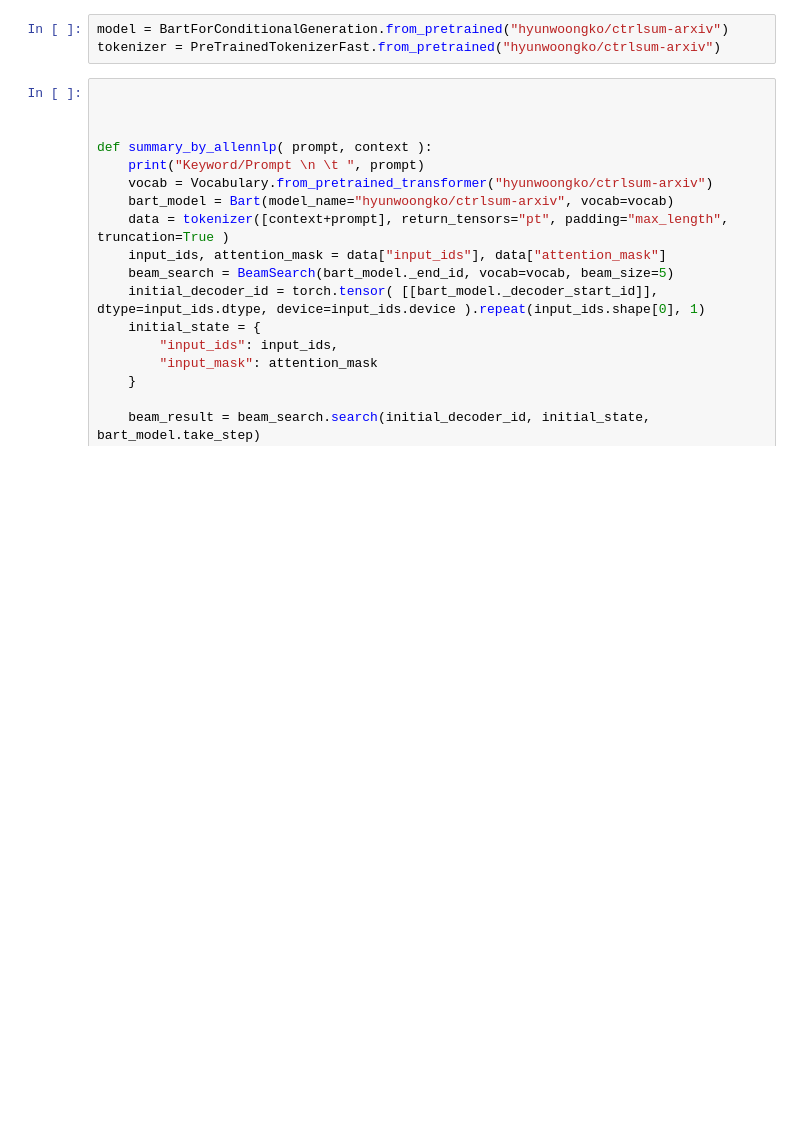
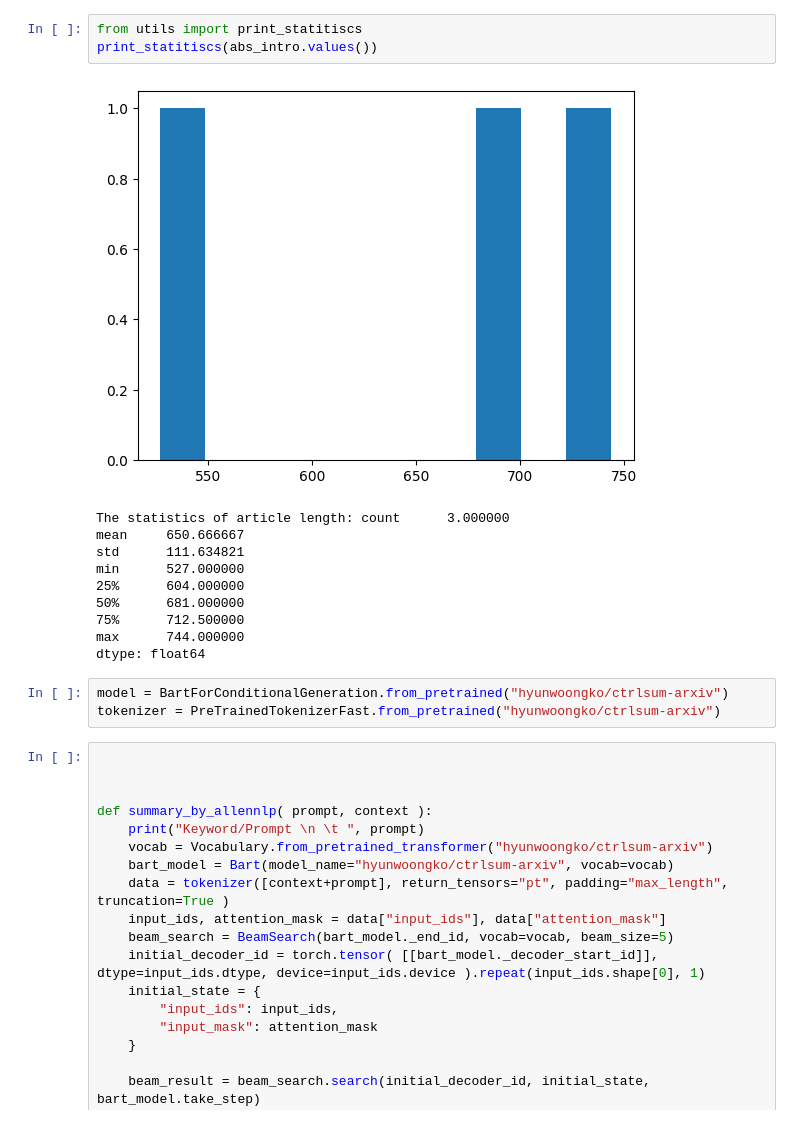
Before and after one commit to xinzhel/text_summary, a Jupyter notebook: ctrlsum_demo.ipynb, the cells around one changed output. Drawn from its saved outputs; the diff is of its cells as text; blank space fills up the shorter version.

```diff
--- a/ctrlsum_demo.ipynb
+++ b/ctrlsum_demo.ipynb
@@ -68,3 +83,17 @@ BERT advances the state of the art for eleven NLP tasks. The code and pre-traine
+# %%
+from utils import print_statitiscs
+print_statitiscs(abs_intro.values())
+# %% [output]
+[figure, added]
+The statistics of article length: count      3.000000
+mean     650.666667
+std      111.634821
+min      527.000000
+25%      604.000000
+50%      681.000000
+75%      712.500000
+max      744.000000
+dtype: float64
 # %%
 model = BartForConditionalGeneration.from_pretrained("hyunwoongko/ctrlsum-arxiv")
 tokenizer = PreTrainedTokenizerFast.from_pretrained("hyunwoongko/ctrlsum-arxiv")
```
Also changed, not shown: parts of 3 cells of this notebook, 1 other file.
